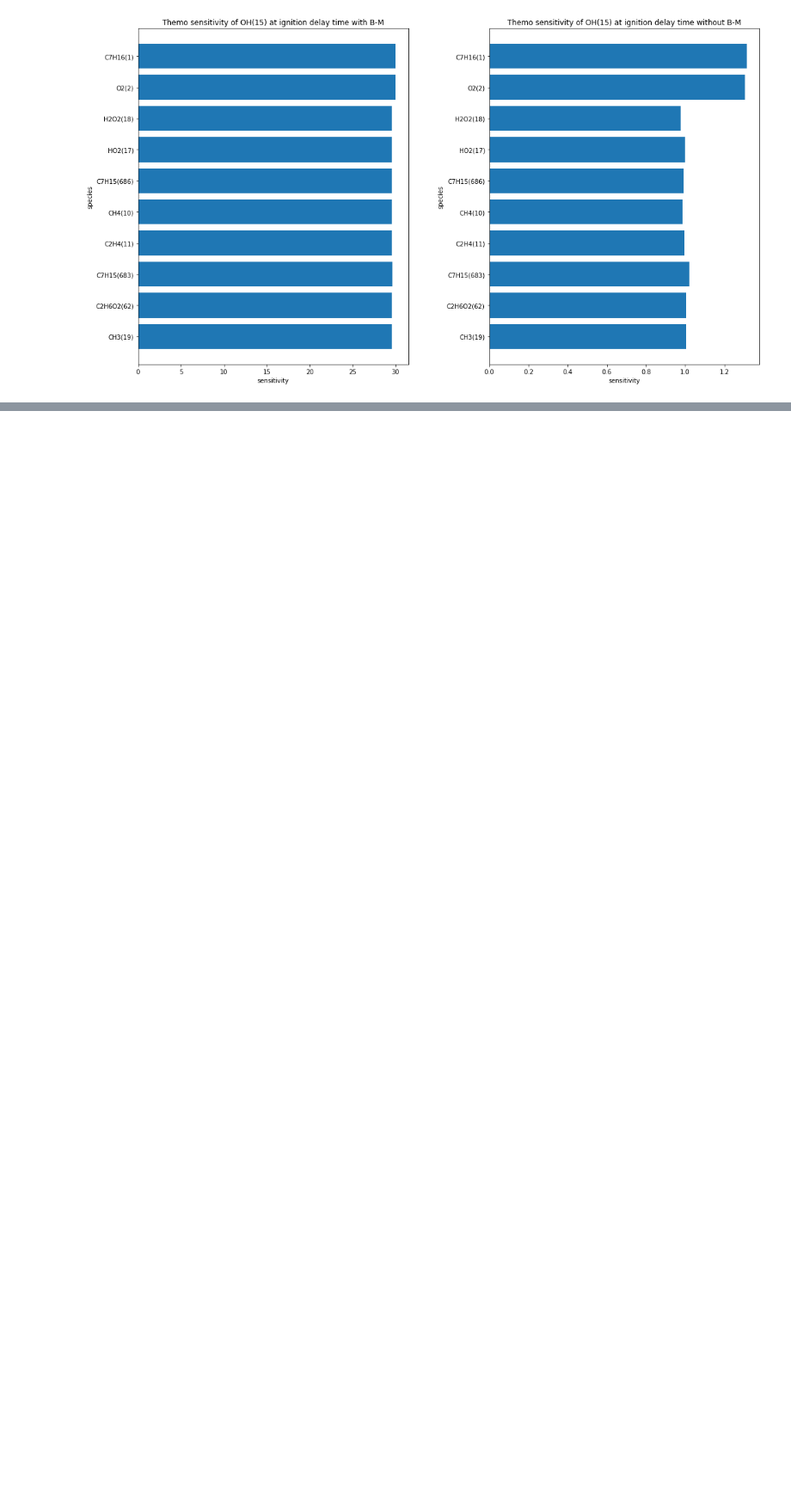
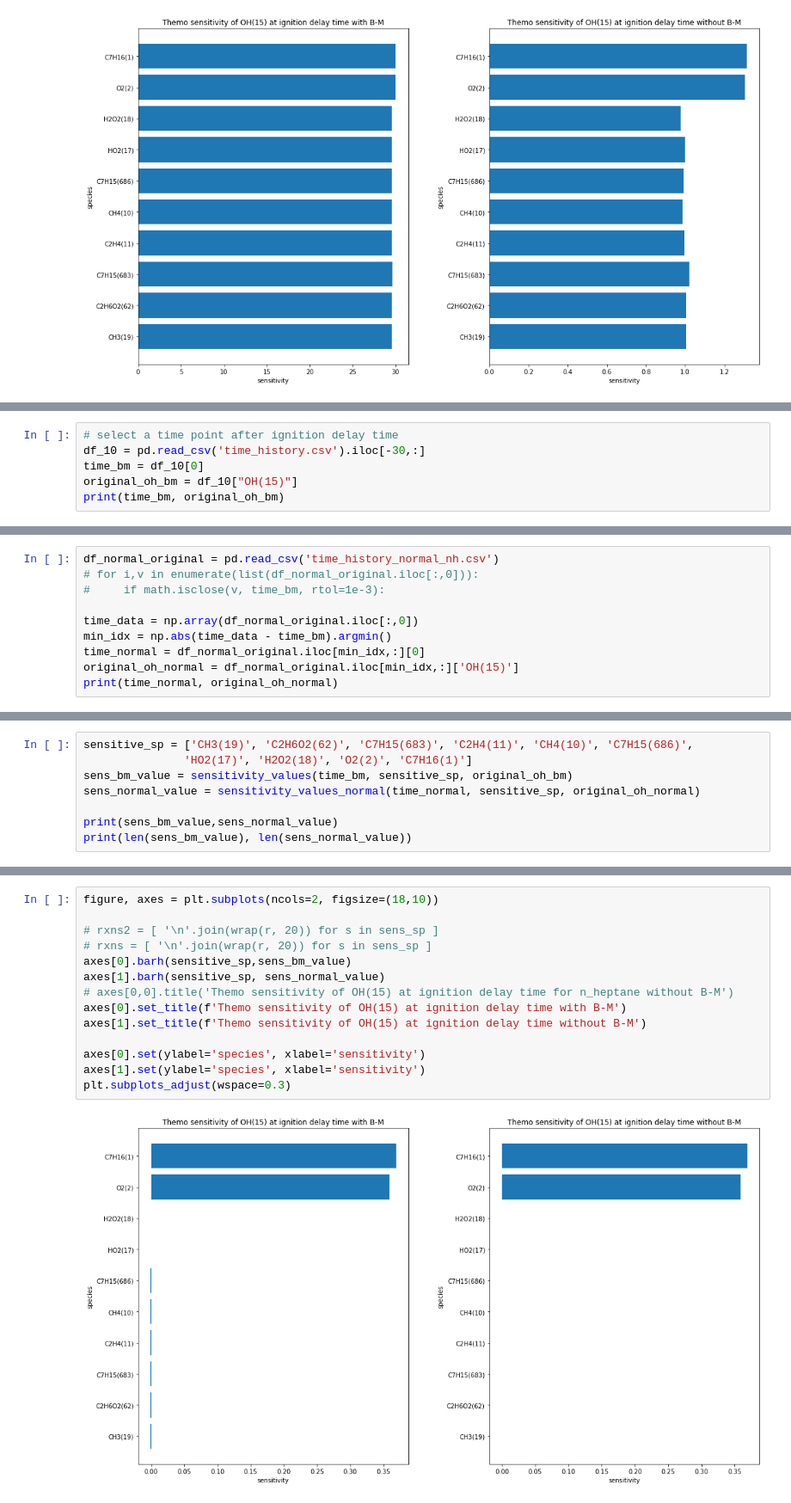
Before and after one commit to 12Chao/sketches, a Jupyter notebook: brute_force_thermo.ipynb, the cells around one changed output, grey strips where cells are left out. Shown at 86% size. Cells and saved outputs as stored; diff of their text form; blank space fills up the shorter version.

```diff
--- a/brute_force_thermo.ipynb
+++ b/brute_force_thermo.ipynb
@@ -436,0 +561,6 @@ plt.subplots_adjust(wspace=0.3)
+# %%
+# select a time point after ignition delay time
+df_10 = pd.read_csv('time_history.csv').iloc[-30,:]
+time_bm = df_10[0]
+original_oh_bm = df_10["OH(15)"]
+print(time_bm, original_oh_bm)
@@ -436,0 +569,10 @@ plt.subplots_adjust(wspace=0.3)
+# %%
+df_normal_original = pd.read_csv('time_history_normal_nh.csv')
+# for i,v in enumerate(list(df_normal_original.iloc[:,0])):
+#     if math.isclose(v, time_bm, rtol=1e-3):
+
+time_data = np.array(df_normal_original.iloc[:,0])
+min_idx = np.abs(time_data - time_bm).argmin()
+time_normal = df_normal_original.iloc[min_idx,:][0]
+original_oh_normal = df_normal_original.iloc[min_idx,:]['OH(15)']
+print(time_normal, original_oh_normal)
@@ -436,0 +581,8 @@ plt.subplots_adjust(wspace=0.3)
+# %%
+sensitive_sp = ['CH3(19)', 'C2H6O2(62)', 'C7H15(683)', 'C2H4(11)', 'CH4(10)', 'C7H15(686)',
+               'HO2(17)', 'H2O2(18)', 'O2(2)', 'C7H16(1)']
+sens_bm_value = sensitivity_values(time_bm, sensitive_sp, original_oh_bm)
+sens_normal_value = sensitivity_values_normal(time_normal, sensitive_sp, original_oh_normal)
+
+print(sens_bm_value,sens_normal_value)
+print(len(sens_bm_value), len(sens_normal_value))
@@ -436,0 +592,16 @@ plt.subplots_adjust(wspace=0.3)
+# %%
+figure, axes = plt.subplots(ncols=2, figsize=(18,10))
+
+# rxns2 = [ '\n'.join(wrap(r, 20)) for s in sens_sp ]
+# rxns = [ '\n'.join(wrap(r, 20)) for s in sens_sp ]
+axes[0].barh(sensitive_sp,sens_bm_value)
+axes[1].barh(sensitive_sp, sens_normal_value)
+# axes[0,0].title('Themo sensitivity of OH(15) at ignition delay time for n_heptane without B-M')
+axes[0].set_title(f'Themo sensitivity of OH(15) at ignition delay time with B-M')
+axes[1].set_title(f'Themo sensitivity of OH(15) at ignition delay time without B-M')
+
+axes[0].set(ylabel='species', xlabel='sensitivity')
+axes[1].set(ylabel='species', xlabel='sensitivity')
+plt.subplots_adjust(wspace=0.3)
+# %% [output]
+[figure, added]
```
Also changed, not shown: parts of 17 cells of this notebook, 1 other file.
